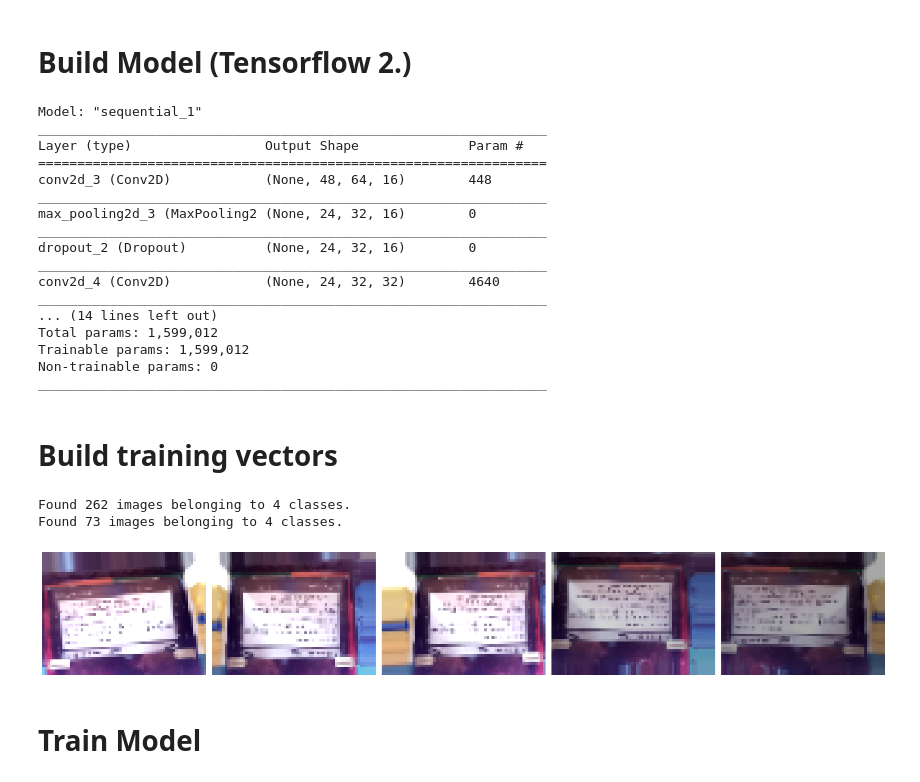
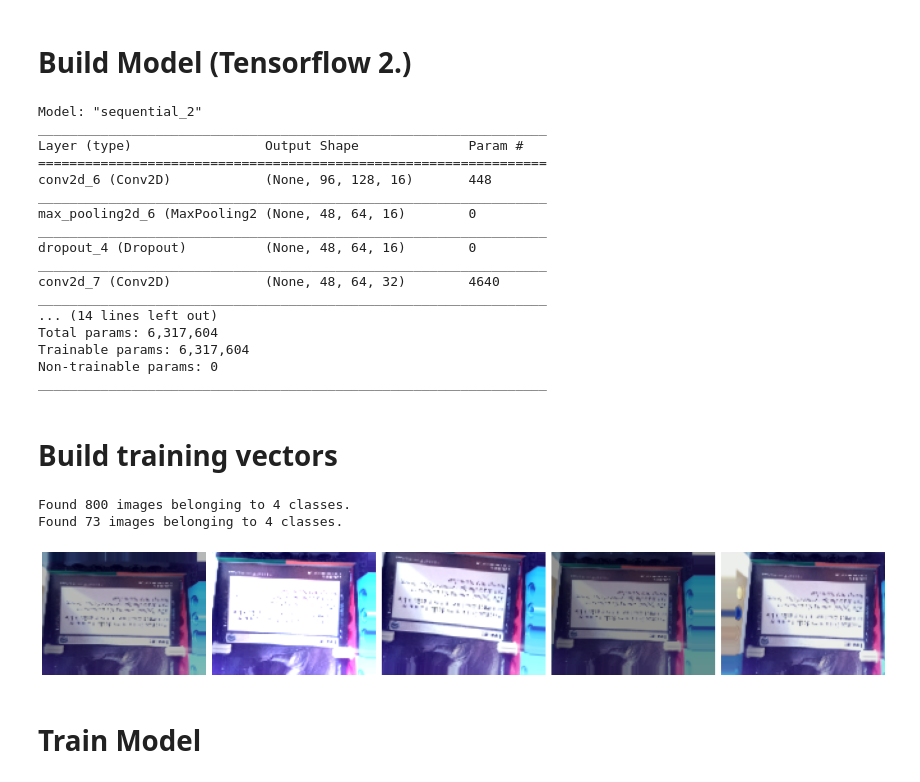
Before and after one commit to AaronParsons/sortrobot, a Jupyter notebook: training/mtg/train_cnn.ipynb, the cells around one changed output. Drawn from its saved outputs; the diff is of its cells as text; code cells hidden in the pictures.

Commit message:
Upgrade to classifier v003 with double the image dims

```diff
--- a/training/mtg/train_cnn.ipynb
+++ b/training/mtg/train_cnn.ipynb
@@ -22,8 +22,8 @@ print(tf.version.VERSION)
 # %% [markdown]
 # Build Model (Tensorflow 2.)
 # %%
-#IMG_HEIGHT, IMG_WIDTH = (64, 48)
-IMG_HEIGHT, IMG_WIDTH = (48, 64)
+#IMG_HEIGHT, IMG_WIDTH = (48, 64)
+IMG_HEIGHT, IMG_WIDTH = (96, 128)
 
 model = Sequential([
     Conv2D(16, 3, padding='same', activation='relu', input_shape=(IMG_HEIGHT, IMG_WIDTH ,3)),
@@ -46,21 +46,21 @@ model.compile(optimizer='adam',
               metrics=['accuracy'])
 model.summary()
 # %% [output]
-Model: "sequential_1"
+Model: "sequential_2"
 _________________________________________________________________
 Layer (type)                 Output Shape              Param #
 =================================================================
-conv2d_3 (Conv2D)            (None, 48, 64, 16)        448
+conv2d_6 (Conv2D)            (None, 96, 128, 16)       448
 _________________________________________________________________
-max_pooling2d_3 (MaxPooling2 (None, 24, 32, 16)        0
+max_pooling2d_6 (MaxPooling2 (None, 48, 64, 16)        0
 _________________________________________________________________
-dropout_2 (Dropout)          (None, 24, 32, 16)        0
+dropout_4 (Dropout)          (None, 48, 64, 16)        0
 _________________________________________________________________
-conv2d_4 (Conv2D)            (None, 24, 32, 32)        4640
+conv2d_7 (Conv2D)            (None, 48, 64, 32)        4640
 _________________________________________________________________
 ... (14 lines left out)
-Total params: 1,599,012
-Trainable params: 1,599,012
+Total params: 6,317,604
+Trainable params: 6,317,604
 Non-trainable params: 0
 _________________________________________________________________
 # %% [markdown]
@@ -77,7 +77,7 @@ train_image_generator = ImageDataGenerator(rescale=1./255,
                                            shear_range=0.1,
                                            channel_shift_range=0.1,
                                            zoom_range=0.1,
-                                           horizontal_flip=True) # Generator for our training data
+                                           ) # Generator for our training data
 validation_image_generator = ImageDataGenerator(rescale=1./255) # Generator for our validation data
 train_data_gen = train_image_generator.flow_from_directory(batch_size=400,
                                                            directory=TRAIN_DIR,
@@ -89,23 +89,23 @@ val_data_gen = validation_image_generator.flow_from_directory(batch_size=40,
                                                               target_size=(IMG_HEIGHT, IMG_WIDTH),
                                                               class_mode='binary')
 # %% [output]
-Found 262 images belonging to 4 classes.
+Found 800 images belonging to 4 classes.
 Found 73 images belonging to 4 classes.
 # %%
 # This function will plot images in the form of a grid with 1 row and 5 columns where images are placed in each column.
-def plotImages(images_arr):
+def plot_imgs(images_arr):
     fig, axes = plt.subplots(1, 5, figsize=(20,20))
     axes = axes.flatten()
     for img, ax in zip( images_arr, axes):
         ax.imshow(img)
         ax.axis('off')
     plt.tight_layout()
     plt.show()
 
 augmented_images = [train_data_gen[0][0][0] for i in range(5)]
-plotImages(augmented_images)
+plot_imgs(augmented_images)
 # %% [output]
-[figure, old version]
+[figure, new version]
 # %% [markdown]
 # Train Model
 # %%
```
Also changed, not shown: parts of 4 cells of this notebook, 1 other file.
